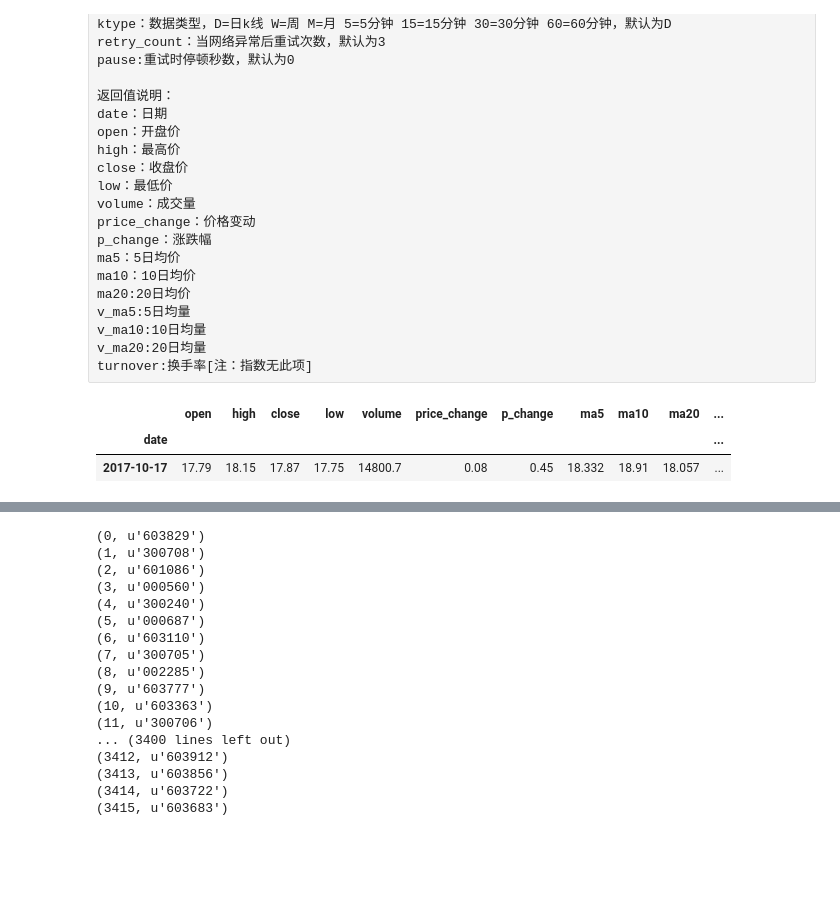
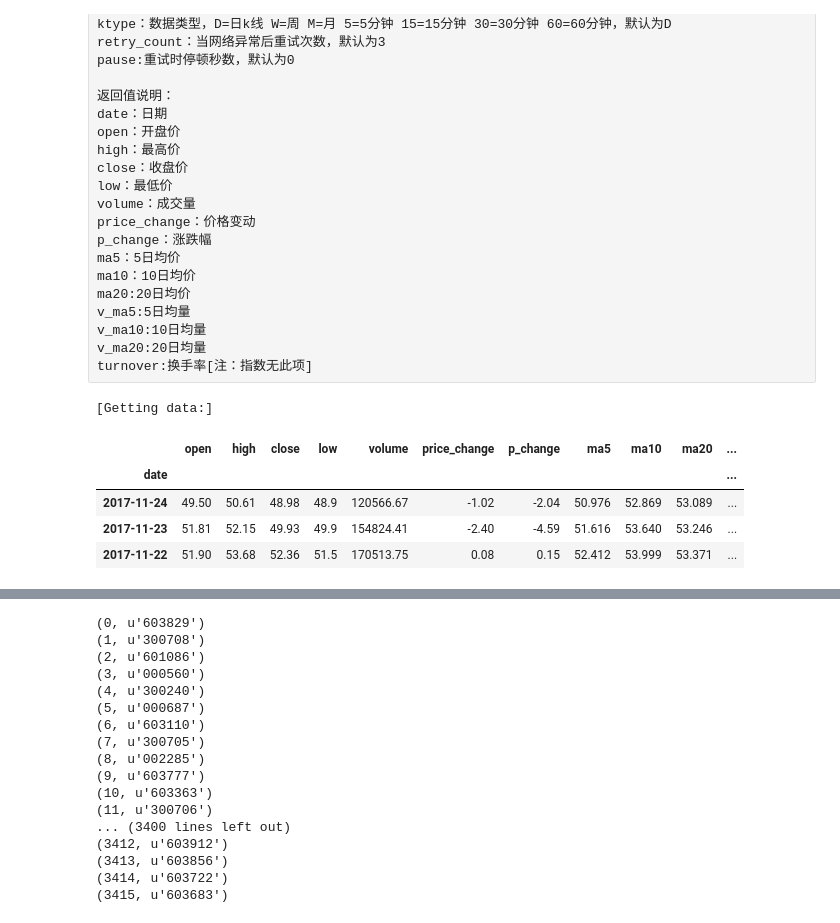
Before and after one commit to jefflyn/tesseract, a Jupyter notebook: stocks/get_hist_trade_data.ipynb, the cells around one changed output, grey strips where cells are left out. Cells and saved outputs as stored; diff of their text form; code cells hidden in the pictures; blank space fills up the shorter version.

```diff
--- a/stocks/get_hist_trade_data.ipynb
+++ b/stocks/get_hist_trade_data.ipynb
@@ -59,6 +58,13 @@ testdata = ts.get_hist_data('600444',start = today)
-# %%
-testdata
-# %% [output]
-|  | open | high | close | low | volume | price_change | p_change | ma5 | ma10 | ma20 | ... |
-| date |  |  |  |  |  |  |  |  |  |  | ... |
-| 2017-10-17 | 17.79 | 18.15 | 17.87 | 17.75 | 14800.7 | 0.08 | 0.45 | 18.332 | 18.91 | 18.057 | ... |
+# %%
+histdata = ts.get_hist_data('600570',start='2017-11-22')
+hdata = ts.get_h_data('600570',start='2017-11-10')
+# %% [output]
+[Getting data:]
+# %%
+histdata
+# %% [output]
+|  | open | high | close | low | volume | price_change | p_change | ma5 | ma10 | ma20 | ... |
+| date |  |  |  |  |  |  |  |  |  |  | ... |
+| 2017-11-24 | 49.50 | 50.61 | 48.98 | 48.9 | 120566.67 | -1.02 | -2.04 | 50.976 | 52.869 | 53.089 | ... |
+| 2017-11-23 | 51.81 | 52.15 | 49.93 | 49.9 | 154824.41 | -2.40 | -4.59 | 51.616 | 53.640 | 53.246 | ... |
+| 2017-11-22 | 51.90 | 53.68 | 52.36 | 51.5 | 170513.75 | 0.08 | 0.15 | 52.412 | 53.999 | 53.371 | ... |
```
Also changed, not shown: parts of 13 cells of this notebook, 2 other files.
